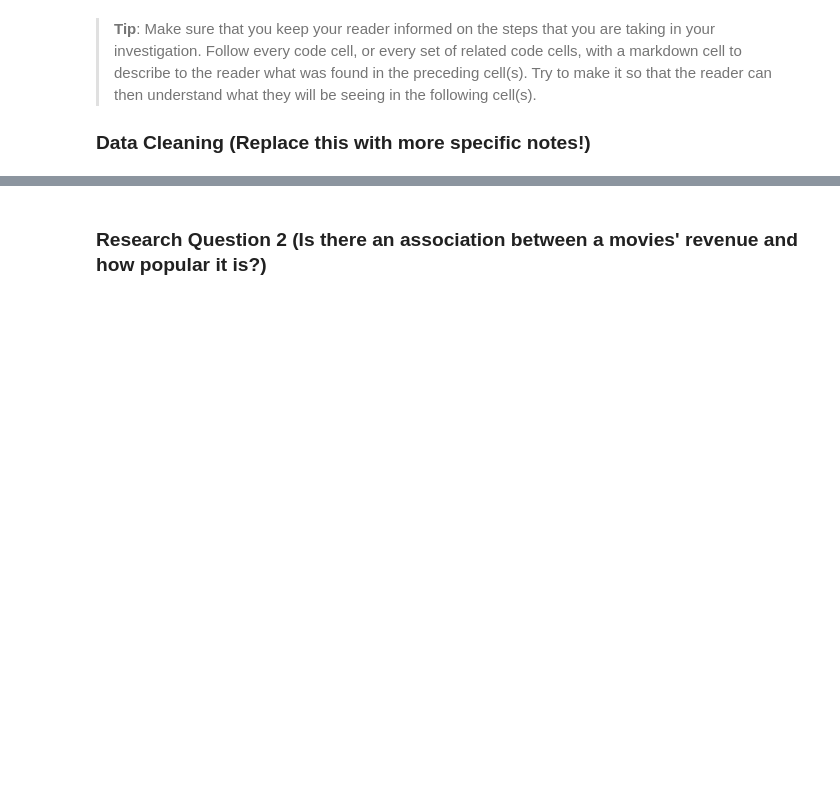
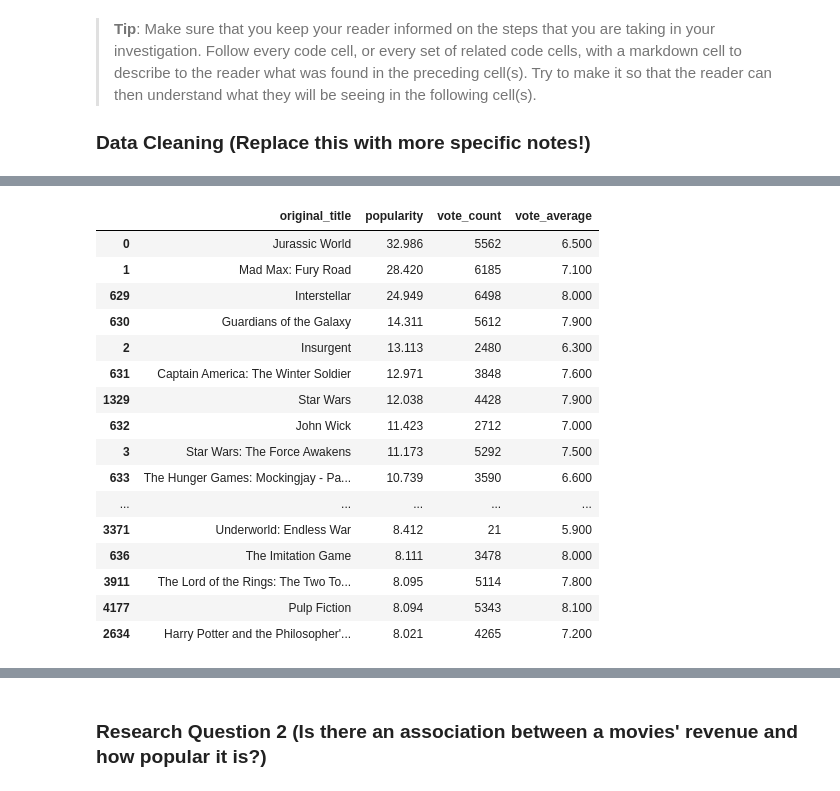
Before and after one commit to borealis92/coding, a Jupyter notebook: data-analyst-nano/project2/investigate-a-dataset-template.ipynb/investigate-a-dataset-template.ipynb, the cells around one changed output, grey strips where cells are left out. Cells and saved outputs as stored; diff of their text form; code cells hidden in the pictures; blank space fills up the shorter version.

```diff
--- a/data-analyst-nano/project2/investigate-a-dataset-template.ipynb/investigate-a-dataset-template.ipynb
+++ b/data-analyst-nano/project2/investigate-a-dataset-template.ipynb/investigate-a-dataset-template.ipynb
@@ -179,0 +163,20 @@ pearsonr(xbudget, pop)
+# %%
+df[['original_title','popularity','vote_count','vote_average']].sort_values('popularity',ascending=False).head(25)
+# %% [output]
+|  | original_title | popularity | vote_count | vote_average |
+| 0 | Jurassic World | 32.986 | 5562 | 6.500 |
+| 1 | Mad Max: Fury Road | 28.420 | 6185 | 7.100 |
+| 629 | Interstellar | 24.949 | 6498 | 8.000 |
+| 630 | Guardians of the Galaxy | 14.311 | 5612 | 7.900 |
+| 2 | Insurgent | 13.113 | 2480 | 6.300 |
+| 631 | Captain America: The Winter Soldier | 12.971 | 3848 | 7.600 |
+| 1329 | Star Wars | 12.038 | 4428 | 7.900 |
+| 632 | John Wick | 11.423 | 2712 | 7.000 |
+| 3 | Star Wars: The Force Awakens | 11.173 | 5292 | 7.500 |
+| 633 | The Hunger Games: Mockingjay - Pa... | 10.739 | 3590 | 6.600 |
+| ... | ... | ... | ... | ... |
+| 3371 | Underworld: Endless War | 8.412 | 21 | 5.900 |
+| 636 | The Imitation Game | 8.111 | 3478 | 8.000 |
+| 3911 | The Lord of the Rings: The Two To... | 8.095 | 5114 | 7.800 |
+| 4177 | Pulp Fiction | 8.094 | 5343 | 8.100 |
+| 2634 | Harry Potter and the Philosopher'... | 8.021 | 4265 | 7.200 |
```
Also changed, not shown: parts of 57 cells of this notebook, 5 other files.
